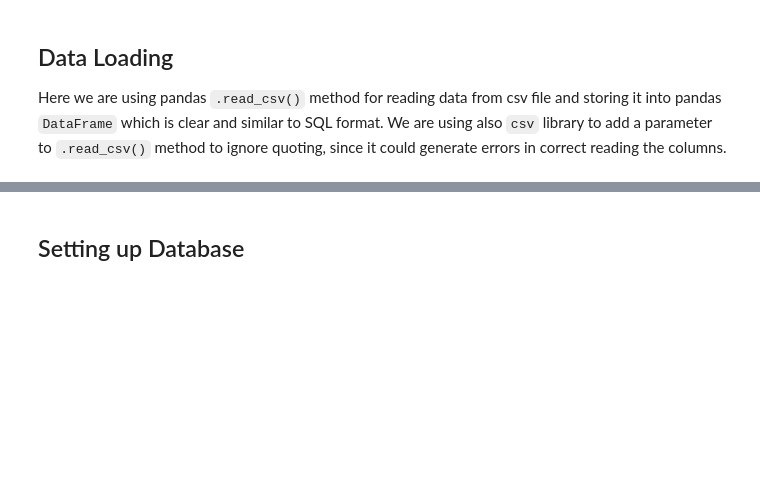
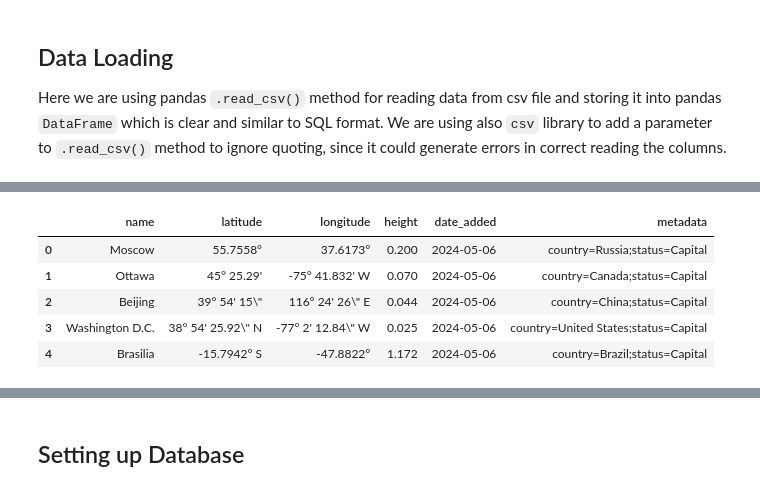
Before and after one commit to mweglowski/geo_circuit_calculation, a Jupyter notebook: main.ipynb, the cells around one changed output, grey strips where cells are left out. Saved outputs shown, nothing was run; the diff lists cells and outputs as text; code cells hidden in the pictures; blank space fills up the shorter version.

Commit message:
structuring, handling unnecessary quotes

```diff
--- a/main.ipynb
+++ b/main.ipynb
@@ -29,0 +41,17 @@ data.head(3)
+# %%
+# Quote removing function
+def remove_quotes(value: str) -> str:
+	"""
+	Function which removes quotes at the beginning and at the end.
+
+	Args:
+			value (str): Value from the column which contains quotes.
+
+	Returns:
+			(str): Value with quotes removed.
+	"""
+
+	# Checking whether value is surrounded by quotes ("")
+	if value[0] == '"' and value[-1] == '"':
+		return value[1:-1]
+	return value
@@ -29,0 +159,14 @@ data.head(3)
+# %%
+# Removing quotes
+for column in ['latitude', 'longitude', 'date_added', 'metadata']:
+	data[column] = data[column].apply(remove_quotes)
+
+# Checking if operations were successful
+data.head()
+# %% [output]
+|  | name | latitude | longitude | height | date_added | metadata |
+| 0 | Moscow | 55.7558° | 37.6173° | 0.200 | 2024-05-06 | country=Russia;status=Capital |
+| 1 | Ottawa | 45° 25.29' | -75° 41.832' W | 0.070 | 2024-05-06 | country=Canada;status=Capital |
+| 2 | Beijing | 39° 54' 15\" | 116° 24' 26\" E | 0.044 | 2024-05-06 | country=China;status=Capital |
+| 3 | Washington D.C. | 38° 54' 25.92\" N | -77° 2' 12.84\" W | 0.025 | 2024-05-06 | country=United States;status=Capital |
+| 4 | Brasilia | -15.7942° S | -47.8822° | 1.172 | 2024-05-06 | country=Brazil;status=Capital |
```
Also changed, not shown: parts of 21 cells of this notebook, 2 other files.
